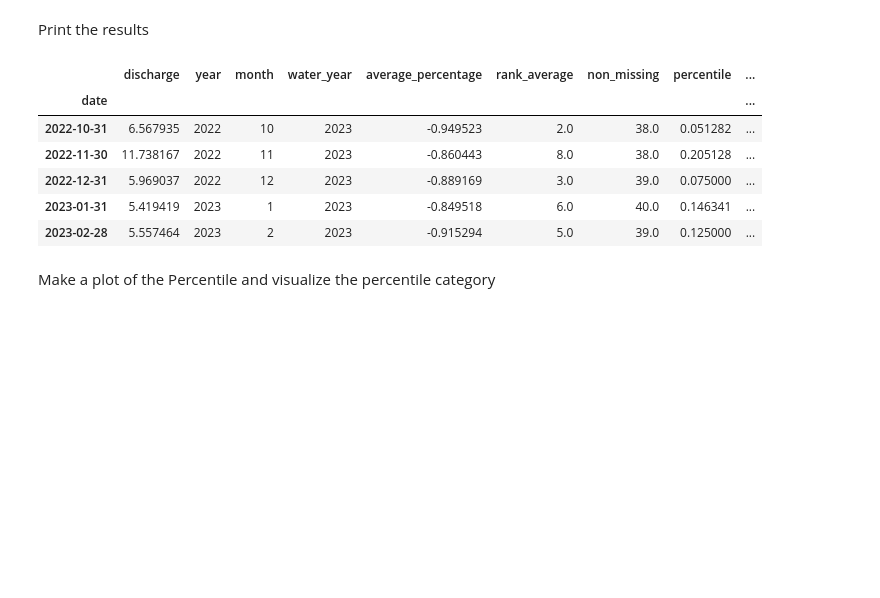
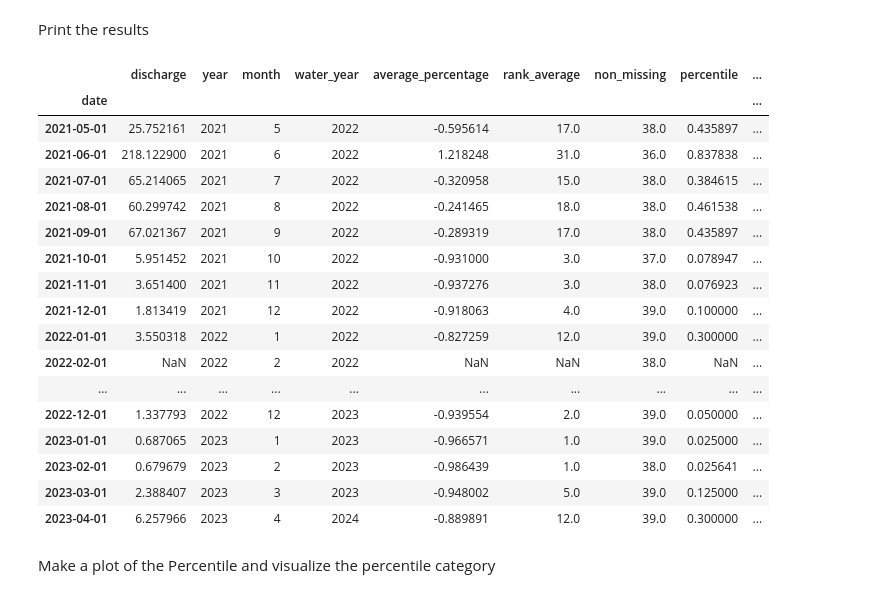
Before and after one commit to josevalles7/GT-HRH, a Jupyter notebook: HydroSOS/notebook/02_streamflow_status_product.ipynb, the cells around one changed output. Cells and saved outputs as stored; diff of their text form; code cells hidden in the pictures; blank space fills up the shorter version.

```diff
--- a/HydroSOS/notebook/02_streamflow_status_product.ipynb
+++ b/HydroSOS/notebook/02_streamflow_status_product.ipynb
@@ -27,7 +27,8 @@ DISCHARGE_DAILY = pd.read_csv(f'../data/{station_name}_caudales.csv',parse_dates
 Identify the missing dates and change dataframe columns name
 # %%
 # Identify the missing data from a date range (1980 to 2023)
-DISCHARGE_DAILY_date_missing = pd.date_range(start = '1980-01-01', end = '2023-02-28',freq='D')
+DISCHARGE_DAILY_date_missing = pd.date_range(start = DISCHARGE_DAILY.index[0].strftime('%Y-%m-%d'), end = DISCHARGE_DAILY.index[-1].strftime('%Y-%m-%d'),freq='D')
+# DISCHARGE_DAILY_date_missing = pd.date_range(start = '1980-01-01', end = '2023-02-28',freq='D')
 # Re-index the dataframe based on the missind date variable
 DISCHARGE_DAILY = DISCHARGE_DAILY.reindex(DISCHARGE_DAILY_date_missing,fill_value=None)
 # Set index Fecha
@@ -86,7 +89,7 @@ BOOL_MISSING.columns = ['missing'] # change the column name to "missing"
 Next, we identify the months which contains lower that the max_pct_missing value and the monthly flow is only calculated if 50% o more of recorded value in a given month
 # %%
 # from daily to monthly
-DISCHARGE_MONTHLY = DISCHARGE_DAILY.resample('M').apply(lambda x: x.mean() if x.isnull().sum()*100/len(x) < max_pct_missing else np.nan)
+DISCHARGE_MONTHLY = DISCHARGE_DAILY.resample('M',closed="right").apply(lambda x: x.mean() if x.isnull().sum()*100/len(x) < max_pct_missing else np.nan)
 # from monthly to 3 months
 DISCHARGE_THREE_MONTHS = DISCHARGE_MONTHLY.rolling(3).apply(lambda x: x.mean() if x.isnull().sum()*100/len(x) < max_pct_missing else np.nan)
 # Create columns
@@ -100,7 +103,9 @@ DISCHARGE_DAILY['day'] = DISCHARGE_DAILY.index.day
 DISCHARGE_DAILY['monthday'] = DISCHARGE_DAILY.index.day_of_year
 # The water year for this region starts in April (4)
 DISCHARGE_DAILY['water_year'] = DISCHARGE_DAILY.index.year.where(DISCHARGE_DAILY.index.month < 4, DISCHARGE_DAILY.index.year + 1)
+# Change the day in the datetime column
+DISCHARGE_MONTHLY.index = DISCHARGE_MONTHLY.index.map(lambda t: t.replace(day=1))
 ## print the first results
-HTML(DISCHARGE_MONTHLY.head(6).to_html(index=False))
+HTML(DISCHARGE_MONTHLY.head(12).to_html(index=True))
 # DISCHARGE_MONTHLY.to_clipboard() # Uncomment if you want to visualize all the time serie
 # %% [output]
@@ -116,7 +128,7 @@ HTML(DISCHARGE_MONTHLY.head(6).to_html(index=False))
 
 For this section, we will use the period 1991-2020 which is the same as climatology
 # %%
-DISCHARGE_SELECTION = DISCHARGE_MONTHLY[(DISCHARGE_MONTHLY['year'] >= 1991) & (DISCHARGE_MONTHLY['year'] < 2021)]
+DISCHARGE_SELECTION = DISCHARGE_MONTHLY[(DISCHARGE_MONTHLY['year'] >= 1981) & (DISCHARGE_MONTHLY['year'] <= 2010)]
 # %% [markdown]
 Calculate the average dischare for each month in the period of record (e.g. 1991-2020)
 # %%
@@ -208,15 +231,26 @@ DISCHARGE_MONTHLY['percentile_range'] = np.select(criteria,values,None)
 # %% [markdown]
 Print the results
 # %%
-HTML(DISCHARGE_MONTHLY.tail(5).to_html())
+HTML(DISCHARGE_MONTHLY.tail(24).to_html())
 # %% [output]
 |  | discharge | year | month | water_year | average_percentage | rank_average | non_missing | percentile | ... |
 | date |  |  |  |  |  |  |  |  | ... |
-| 2022-10-31 | 6.567935 | 2022 | 10 | 2023 | -0.949523 | 2.0 | 38.0 | 0.051282 | ... |
-| 2022-11-30 | 11.738167 | 2022 | 11 | 2023 | -0.860443 | 8.0 | 38.0 | 0.205128 | ... |
-| 2022-12-31 | 5.969037 | 2022 | 12 | 2023 | -0.889169 | 3.0 | 39.0 | 0.075000 | ... |
-| 2023-01-31 | 5.419419 | 2023 | 1 | 2023 | -0.849518 | 6.0 | 40.0 | 0.146341 | ... |
-| 2023-02-28 | 5.557464 | 2023 | 2 | 2023 | -0.915294 | 5.0 | 39.0 | 0.125000 | ... |
+| 2021-05-01 | 25.752161 | 2021 | 5 | 2022 | -0.595614 | 17.0 | 38.0 | 0.435897 | ... |
+| 2021-06-01 | 218.122900 | 2021 | 6 | 2022 | 1.218248 | 31.0 | 36.0 | 0.837838 | ... |
+| 2021-07-01 | 65.214065 | 2021 | 7 | 2022 | -0.320958 | 15.0 | 38.0 | 0.384615 | ... |
+| 2021-08-01 | 60.299742 | 2021 | 8 | 2022 | -0.241465 | 18.0 | 38.0 | 0.461538 | ... |
+| 2021-09-01 | 67.021367 | 2021 | 9 | 2022 | -0.289319 | 17.0 | 38.0 | 0.435897 | ... |
+| 2021-10-01 | 5.951452 | 2021 | 10 | 2022 | -0.931000 | 3.0 | 37.0 | 0.078947 | ... |
+| 2021-11-01 | 3.651400 | 2021 | 11 | 2022 | -0.937276 | 3.0 | 38.0 | 0.076923 | ... |
+| 2021-12-01 | 1.813419 | 2021 | 12 | 2022 | -0.918063 | 4.0 | 39.0 | 0.100000 | ... |
+| 2022-01-01 | 3.550318 | 2022 | 1 | 2022 | -0.827259 | 12.0 | 39.0 | 0.300000 | ... |
+| 2022-02-01 | NaN | 2022 | 2 | 2022 | NaN | NaN | 38.0 | NaN | ... |
+| ... | ... | ... | ... | ... | ... | ... | ... | ... | ... |
+| 2022-12-01 | 1.337793 | 2022 | 12 | 2023 | -0.939554 | 2.0 | 39.0 | 0.050000 | ... |
+| 2023-01-01 | 0.687065 | 2023 | 1 | 2023 | -0.966571 | 1.0 | 39.0 | 0.025000 | ... |
+| 2023-02-01 | 0.679679 | 2023 | 2 | 2023 | -0.986439 | 1.0 | 38.0 | 0.025641 | ... |
+| 2023-03-01 | 2.388407 | 2023 | 3 | 2023 | -0.948002 | 5.0 | 39.0 | 0.125000 | ... |
+| 2023-04-01 | 6.257966 | 2023 | 4 | 2024 | -0.889891 | 12.0 | 39.0 | 0.300000 | ... |
 # %% [markdown]
 Make a plot of the Percentile and visualize the percentile category
 # %%
```
Also changed, not shown: parts of 17 cells of this notebook, 15 other files.
